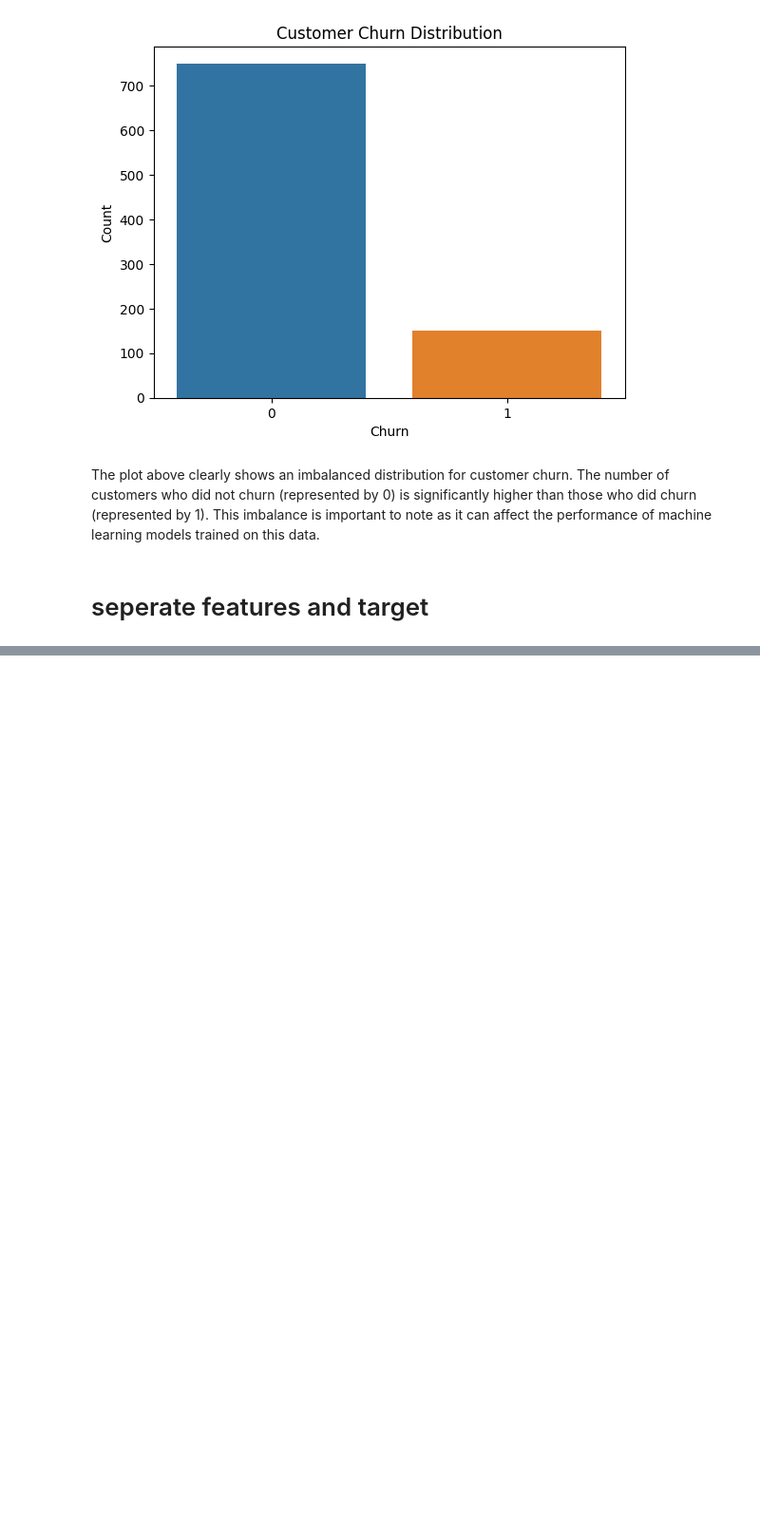
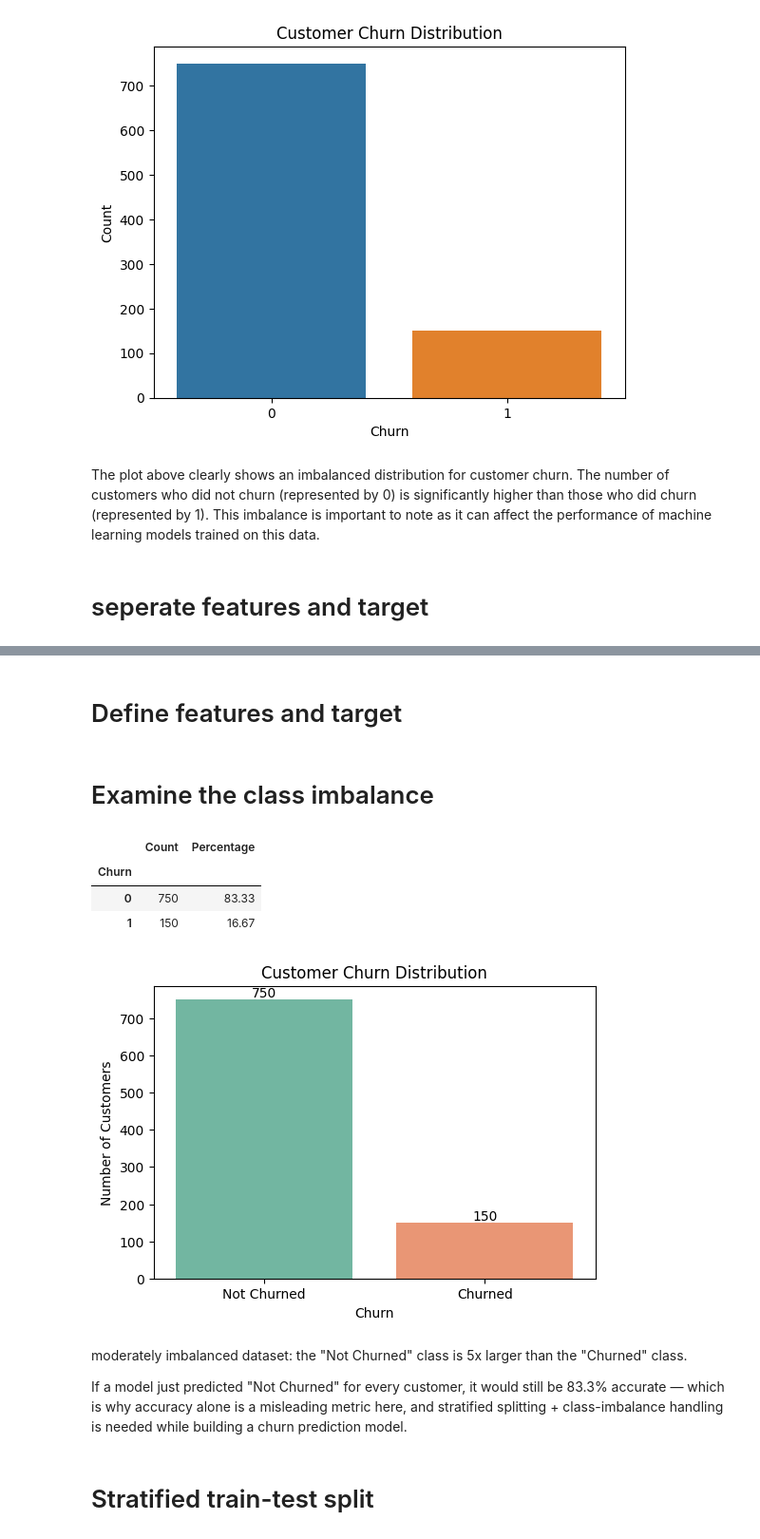
Before and after one commit to bagadevaishnavi760-collab/Marketing_agency_customer-churn-prediction, a Jupyter notebook: Marketing_agency_Customer_churn.ipynb, the cells around one changed output, grey strips where cells are left out. Shown at 95% size. Drawn from its saved outputs; the diff is of its cells as text; code cells hidden in the pictures; blank space fills up the shorter version.

```diff
--- a/Marketing_agency_Customer_churn.ipynb
+++ b/Marketing_agency_Customer_churn.ipynb
@@ -244,0 +376,58 @@ The plot above clearly shows an imbalanced distribution for customer churn. The
+# %% [markdown]
+# Define features and target
+# %%
+selected_features = [
+    "Age",
+    "Total_Purchase",
+    "Account_Manager",
+    "Years",
+    "Num_Sites",
+    "Onboard_Year",
+    "Onboard_Month"
+]
+
+X = df[selected_features]
+y = df["Churn"]
+# %% [markdown]
+# Examine the class imbalance
+# %%
+target_summary = pd.DataFrame({
+    "Count": y.value_counts(),
+    "Percentage": y.value_counts(normalize=True) * 100
+})
+
+display(target_summary.round(2))
+# %% [output]
+|  | Count | Percentage |
+| Churn |  |  |
+| 0 | 750 | 83.33 |
+| 1 | 150 | 16.67 |
+# %%
+import matplotlib.pyplot as plt
+import seaborn as sns
+
+plt.figure(figsize=(6, 4))
+
+ax = sns.countplot(
+    x=y,
+    hue=y,
+    palette="Set2",
+    legend=False
+)
+
+for container in ax.containers:
+    ax.bar_label(container)
+
+plt.title("Customer Churn Distribution")
+plt.xlabel("Churn")
+plt.ylabel("Number of Customers")
+plt.xticks([0, 1], ["Not Churned", "Churned"])
+plt.show()
+# %% [output]
+[figure, added]
+# %% [markdown]
+moderately imbalanced dataset: the "Not Churned" class is 5x larger than the "Churned" class.
+
+If a model just predicted "Not Churned" for every customer, it would still be 83.3% accurate — which is why accuracy alone is a misleading metric here, and stratified splitting + class-imbalance handling is needed while building a churn prediction model.
+# %% [markdown]
+# Stratified train-test split
```
Also changed, not shown: parts of 17 cells of this notebook.
